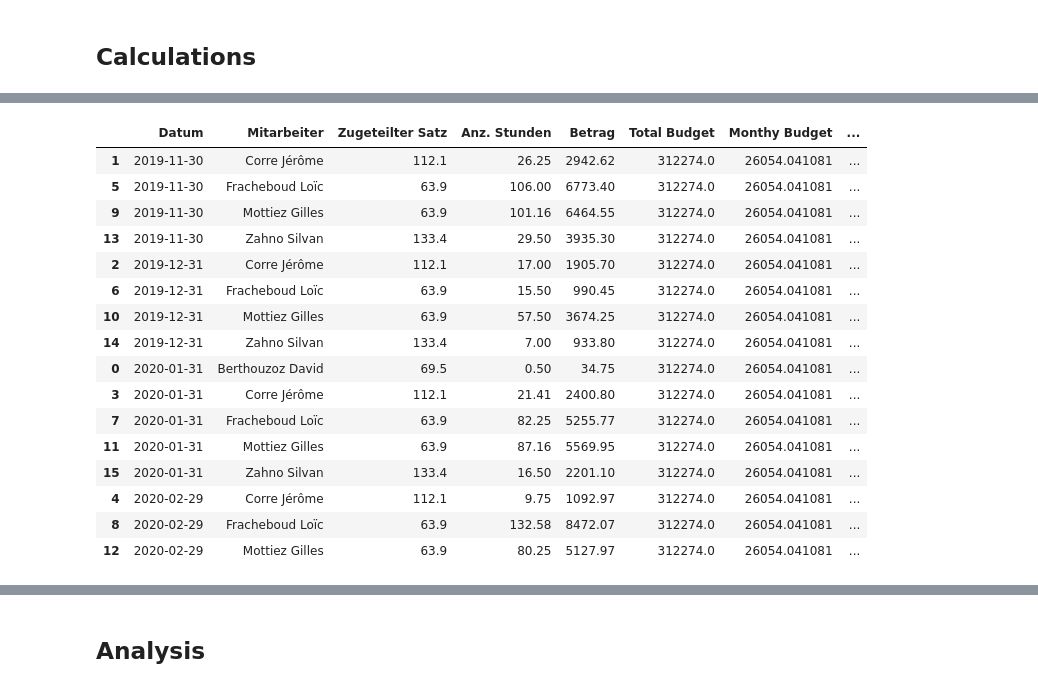
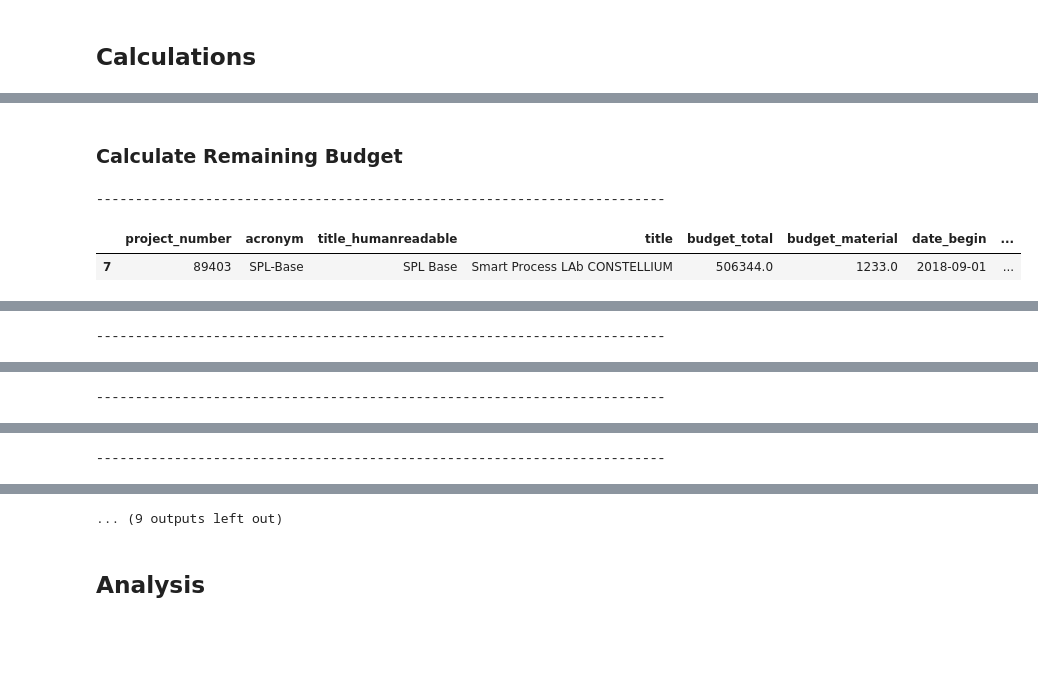
Before and after one commit to tschinz/jupyter_notebook, a Jupyter notebook: 04_HEVS/Dashboard/Dashboard.ipynb, the cells around one changed output, grey strips where cells are left out. Saved outputs shown, nothing was run; the diff lists cells and outputs as text; code cells hidden in the pictures; blank space fills up the shorter version.

```diff
--- a/04_HEVS/Dashboard/Dashboard.ipynb
+++ b/04_HEVS/Dashboard/Dashboard.ipynb
@@ -99,7 +96,7 @@ Files from directory  in\
 sageXDfs = []
 projectConfs = []
 
-for file in dirlist:
+for file in files:
   file = inputDir + os.sep + file
 
   # Get Project ID
@@ -114,13 +111,13 @@ for file in dirlist:
   sageXDf.drop(sageXDf.tail(2).index,inplace=True)
 
   # Detect Language
-  if sageXDf.columns[0] == ash_columns['german'][0]:
+  if sageXDf.columns[0] == ashCols['german']['date']:
     lang = 'german'
   else:
     lang = 'french'
 
   # Convert Date to Datetime
-  sageXDf[ash_columns[lang][0]] =  pd.to_datetime(sageXDf[ash_columns[lang][0]], format='%d.%m.%Y')
+  sageXDf[ashCols[lang]['date']] =  pd.to_datetime(sageXDf[ashCols[lang]['date']], format='%d.%m.%Y')
 
   # Display
   if verbose >= 2:
@@ -279,0 +253,18 @@ Aggregated 1
+# %%
+dfs = sageXDfs
+for i in range(len(projectConfs)):
+  projectConf = projectConfs[i]
+  df = dfs[i]
+  ash_col = ashCols[projectConf[1]]
+  ashCols[projectConf[1]]['total_budget'] = 'Total Budget'
+  df['Total Budget'] = filterRows(projectDf, [projectCol["project_number"], [projectConf[0]]])[projectCol["budget_total"]].iloc[0]
+  monthly_budget = df['Total Budget'].iloc[0]/filterRows(projectDf, [projectCol["project_number"], [projectConf[0]]])[projectCol['duration_month']].iloc[0]
+
+  ashCols[projectConf[1]]['monthy_budget'] = 'Monthy Budget'
+  df['Monthy Budget'] = monthly_budget
+
+  # Display
+  if verbose >=2:
+    print("-------------------------------------------------------------------------")
+    display(filterRows(projectDf, [projectCol["project_number"], [projectConfs[i][0]]]))
+    display(df)
@@ -280,42 +459,26 @@ Aggregated 1
+# %% [markdown]
+### Calculate Remaining Budget
 # %%
 def calc_remainingBudget_int(cost):
     global remaining_budget
     remaining_budget = remaining_budget - cost
     return remaining_budget
 
 dfs = aggregated3Dfs
 for i in range(len(projectConfs)):
   projectConf = projectConfs[i]
   df = dfs[i]
-  ash_col = ash_columns[projectConf[1]]
-  ash_columns[projectConf[1]].append('Total Budget')
-  df['Total Budget'] = filterRows(projectList, [projectListColumns[0], [projectConf[0]]])[projectListColumns[3]].iloc[0]
-  monthly_budget = df['Total Budget'].iloc[0]/filterRows(projectList, [projectListColumns[0], [projectConf[0]]])[projectListColumns[8]].iloc[0]
+  ash_col = ashCols[projectConf[1]]
 
-  ash_columns[projectConf[1]].append('Monthy Budget')
-  df['Monthy Budget'] = monthly_budget
+  ashCols[projectConf[1]]['remaining_budget'] = 'Remaining Budget'
+  remaining_budget = df[ash_col['total_budget']].iloc[0]
+  df['Remaining Budget'] = df.apply(lambda x: calc_remainingBudget_int(x[ash_col['amount']]), axis=1)
 
-  ash_columns[projectConf[1]].append('Remaining Budget')
-  remaining_budget = df['Total Budget'].iloc[0]
-  df['Remaining Budget'] = df.apply(lambda x: calc_remainingBudget_int(x[ash_col[5]]), axis=1)
-  #df['Remaining Budget'].loc[0] = df['Total Budget'].iloc[0]
-
-  display(df)
+  if verbose >= 1:
+    print("-------------------------------------------------------------------------")
+    display(filterRows(projectDf, [projectCol["project_number"], [projectConfs[i][0]]]))
+    display(df)
 # %% [output]
+-------------------------------------------------------------------------
-|  | Datum | Mitarbeiter | Zugeteilter Satz | Anz. Stunden | Betrag | Total Budget | Monthy Budget | ... |
-| 1 | 2019-11-30 | Corre Jérôme | 112.1 | 26.25 | 2942.62 | 312274.0 | 26054.041081 | ... |
-| 5 | 2019-11-30 | Fracheboud Loïc | 63.9 | 106.00 | 6773.40 | 312274.0 | 26054.041081 | ... |
-| 9 | 2019-11-30 | Mottiez Gilles | 63.9 | 101.16 | 6464.55 | 312274.0 | 26054.041081 | ... |
-| 13 | 2019-11-30 | Zahno Silvan | 133.4 | 29.50 | 3935.30 | 312274.0 | 26054.041081 | ... |
-| 2 | 2019-12-31 | Corre Jérôme | 112.1 | 17.00 | 1905.70 | 312274.0 | 26054.041081 | ... |
-| 6 | 2019-12-31 | Fracheboud Loïc | 63.9 | 15.50 | 990.45 | 312274.0 | 26054.041081 | ... |
-| 10 | 2019-12-31 | Mottiez Gilles | 63.9 | 57.50 | 3674.25 | 312274.0 | 26054.041081 | ... |
-| 14 | 2019-12-31 | Zahno Silvan | 133.4 | 7.00 | 933.80 | 312274.0 | 26054.041081 | ... |
-| 0 | 2020-01-31 | Berthouzoz David | 69.5 | 0.50 | 34.75 | 312274.0 | 26054.041081 | ... |
-| 3 | 2020-01-31 | Corre Jérôme | 112.1 | 21.41 | 2400.80 | 312274.0 | 26054.041081 | ... |
-| 7 | 2020-01-31 | Fracheboud Loïc | 63.9 | 82.25 | 5255.77 | 312274.0 | 26054.041081 | ... |
-| 11 | 2020-01-31 | Mottiez Gilles | 63.9 | 87.16 | 5569.95 | 312274.0 | 26054.041081 | ... |
-| 15 | 2020-01-31 | Zahno Silvan | 133.4 | 16.50 | 2201.10 | 312274.0 | 26054.041081 | ... |
-| 4 | 2020-02-29 | Corre Jérôme | 112.1 | 9.75 | 1092.97 | 312274.0 | 26054.041081 | ... |
-| 8 | 2020-02-29 | Fracheboud Loïc | 63.9 | 132.58 | 8472.07 | 312274.0 | 26054.041081 | ... |
-| 12 | 2020-02-29 | Mottiez Gilles | 63.9 | 80.25 | 5127.97 | 312274.0 | 26054.041081 | ... |
+|  | project_number | acronym | title_humanreadable | title | budget_total | budget_material | date_begin | ... |
+| 7 | 89403 | SPL-Base | SPL Base | Smart Process LAb CONSTELLIUM | 506344.0 | 1233.0 | 2018-09-01 | ... |
@@ -338,0 +502 @@ for i in range(len(projectConfs)):
+-------------------------------------------------------------------------
@@ -340,0 +522 @@ for i in range(len(projectConfs)):
+-------------------------------------------------------------------------
@@ -340,0 +542 @@ for i in range(len(projectConfs)):
+-------------------------------------------------------------------------
@@ -341,2 +562,3 @@ for i in range(len(projectConfs)):
+... (9 outputs left out)
 # %% [markdown]
 ## Analysis
```
Also changed, not shown: parts of 25 cells of this notebook, 11 other files.
